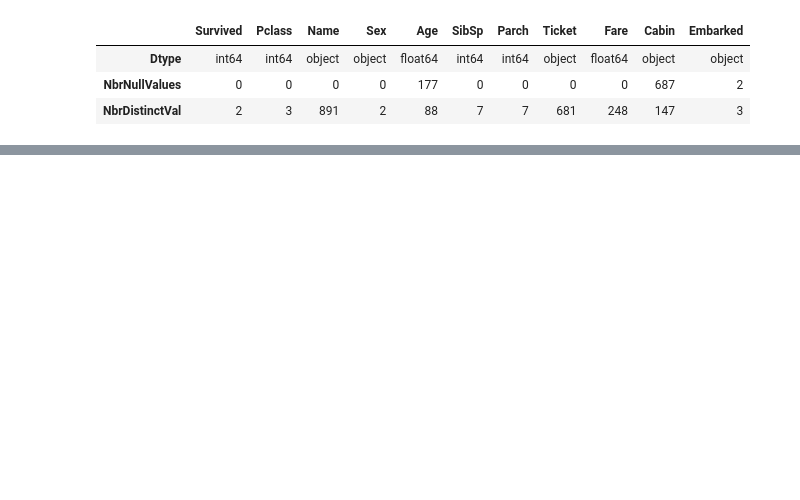
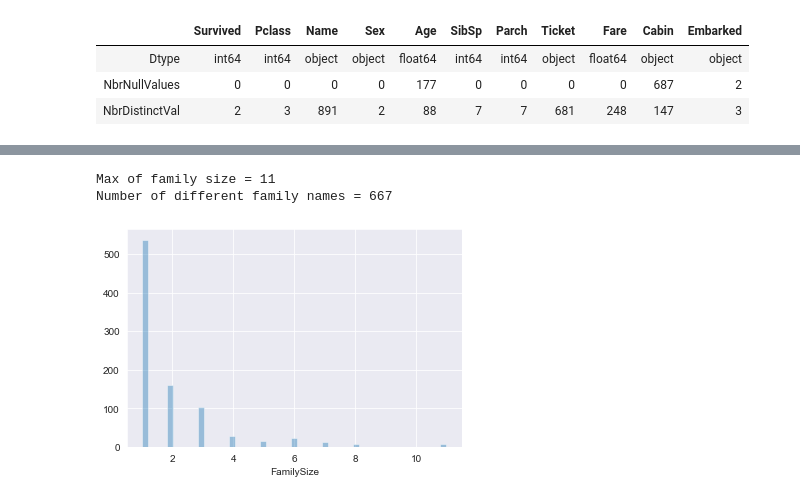
Before and after one commit to cedric-bertrand/DS-py, a Jupyter notebook: titanic/titanic_pipelines.ipynb, the cells around one changed output, grey strips where cells are left out. Drawn from its saved outputs; the diff is of its cells as text; code cells hidden in the pictures; blank space fills up the shorter version.

Commit message:
encoder for family name, pipeline for logistic regression

```diff
--- a/titanic/titanic_pipelines.ipynb
+++ b/titanic/titanic_pipelines.ipynb
@@ -75,0 +69,19 @@ X_train.head()
+# %%
+def prepare_data(data):
+    df = data.copy()
+    df['FamilySize'] = df['SibSp'] + df['Parch'] + 1
+    df['FamilyName'] = df['Name'].apply(lambda x: x.split(',')[0])
+    # remove left/right space characters, and replace other space characters with an underscore
+    df['FamilyName'] = df['FamilyName'].apply(lambda x: x.strip().replace(' ', '_'))
+
+    df['Title'] = df['Name'].apply(lambda x: x.split(',')[1].split('.')[0].strip())
+    # group similar values
+    df['Title'].replace(['Mr','Don','Rev','Dr','Major','Sir','Col','Capt','Jonkheer'], 'Mr', inplace=True)
+    df['Title'].replace(['Mrs','Mme','Lady','the Countess','Dona'], 'Mrs', inplace=True)
+    df['Title'].replace(['Miss','Ms','Mlle'], 'Miss', inplace=True)
+    # passenger 797 Dr. Leader is a female and is misclassified. Should be corrected
+    df.loc[(df.Sex == 'female') & (df.Title == 'Mr'), 'Title'] = 'Mrs'
+    return df
+
+data_prepared = prepare_data(dataset)
+data_prepared.sample(5)
@@ -75,0 +96,10 @@ X_train.head()
+# %%
+print('Max of family size = {:d}'.format(data_prepared.FamilySize.max()))
+print('Number of different family names = {:d}'.format(data_prepared.FamilyName.nunique()))
+# %% [output]
+Max of family size = 11
+Number of different family names = 667
+# %%
+sns.distplot(data_prepared['FamilySize'], kde=False, rug=False);
+# %% [output]
+[figure, added]
```
Also changed, not shown: parts of 19 cells of this notebook.
